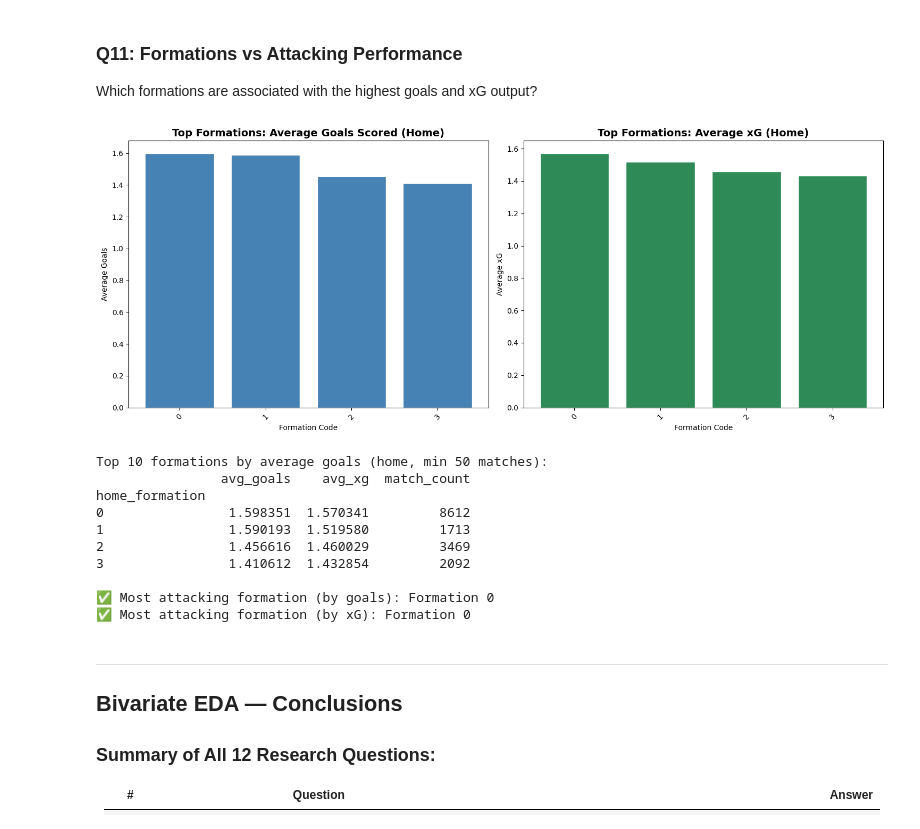
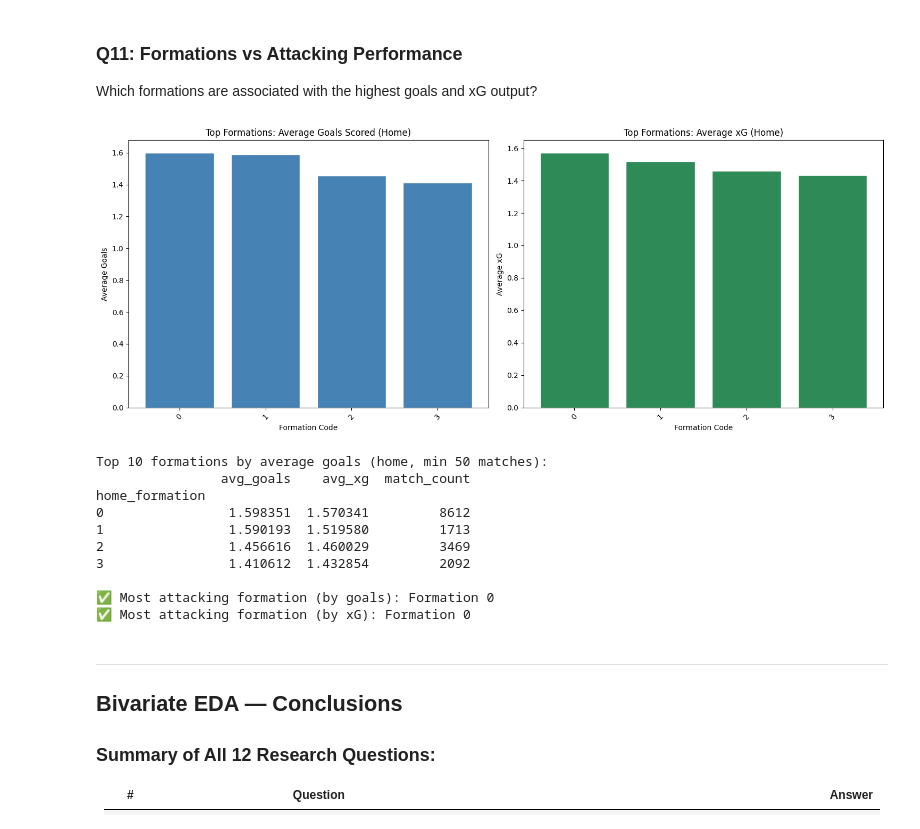
Before and after one commit to magrimuc/prj-2-eda-sql-football-matches-statistics, a Jupyter notebook: octavian_notebook.ipynb, the cells around one changed output. Cells and saved outputs as stored; diff of their text form; code cells hidden in the pictures.

```diff
--- a/octavian_notebook.ipynb
+++ b/octavian_notebook.ipynb
@@ -1133,34 +1132,34 @@ Which formations are associated with the highest goals and xG output?
 # %%
 home_form_stats = df_clean.groupby('home_formation').agg(
     avg_goals=('home_score', 'mean'),
     avg_xg=('home_xg', 'mean'),
     match_count=('home_score', 'count')
 ).query('match_count >= 50').sort_values('avg_goals', ascending=False)
 
 fig, axes = plt.subplots(1, 2, figsize=(15, 6))
 
 top_form = home_form_stats.head(10)
 axes[0].bar(top_form.index.astype(str), top_form['avg_goals'], color='steelblue', edgecolor='white')
-axes[0].set_title('Top Formations: Average Goals Scored (Home)', fontsize=14, fontweight='bold')
+axes[0].set_title('Top Formations: Average Goals Scored (Home)', fontsize=12)
 axes[0].set_xlabel('Formation Code')
 axes[0].set_ylabel('Average Goals')
 axes[0].tick_params(axis='x', rotation=45)
 
 axes[1].bar(top_form.index.astype(str), top_form['avg_xg'], color='seagreen', edgecolor='white')
-axes[1].set_title('Top Formations: Average xG (Home)', fontsize=14, fontweight='bold')
+axes[1].set_title('Top Formations: Average xG (Home)', fontsize=12)
 axes[1].set_xlabel('Formation Code')
 axes[1].set_ylabel('Average xG')
 axes[1].tick_params(axis='x', rotation=45)
 
 plt.tight_layout()
 plt.show()
 
 print("Top 10 formations by average goals (home, min 50 matches):")
 print(home_form_stats.head(10)[['avg_goals', 'avg_xg', 'match_count']].to_string())
 print(f"\n✅ Most attacking formation (by goals): Formation {home_form_stats.index[0]}")
 print(f"✅ Most attacking formation (by xG): Formation {home_form_stats['avg_xg'].idxmax()}")
 # %% [output]
-[figure, old version]
+[figure, new version]
 Top 10 formations by average goals (home, min 50 matches):
                 avg_goals    avg_xg  match_count
 home_formation
```
Also changed, not shown: parts of 4 cells of this notebook.
